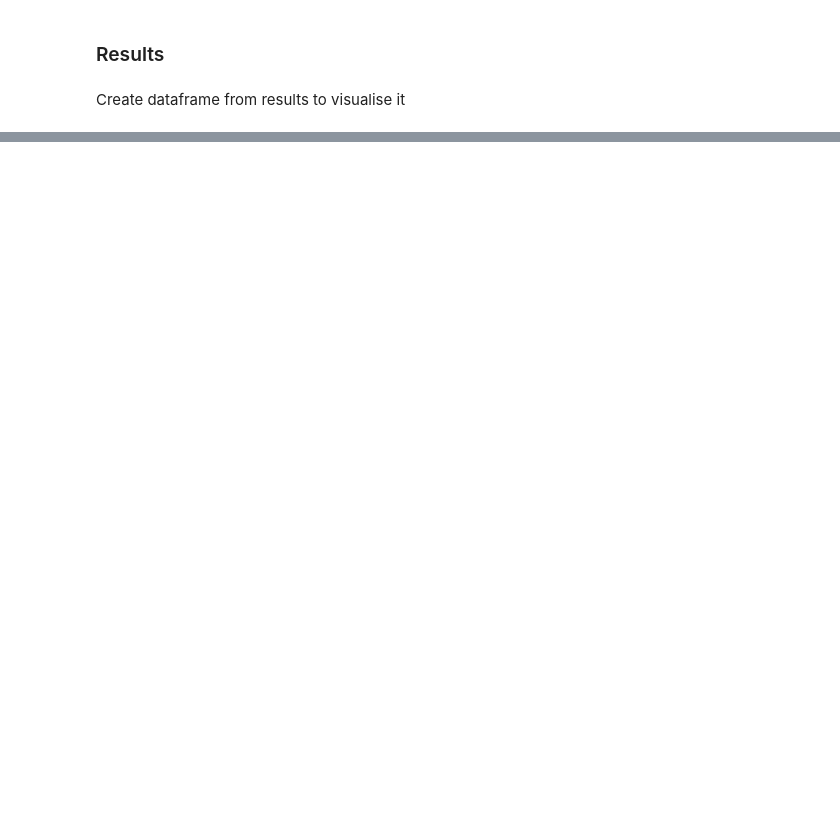
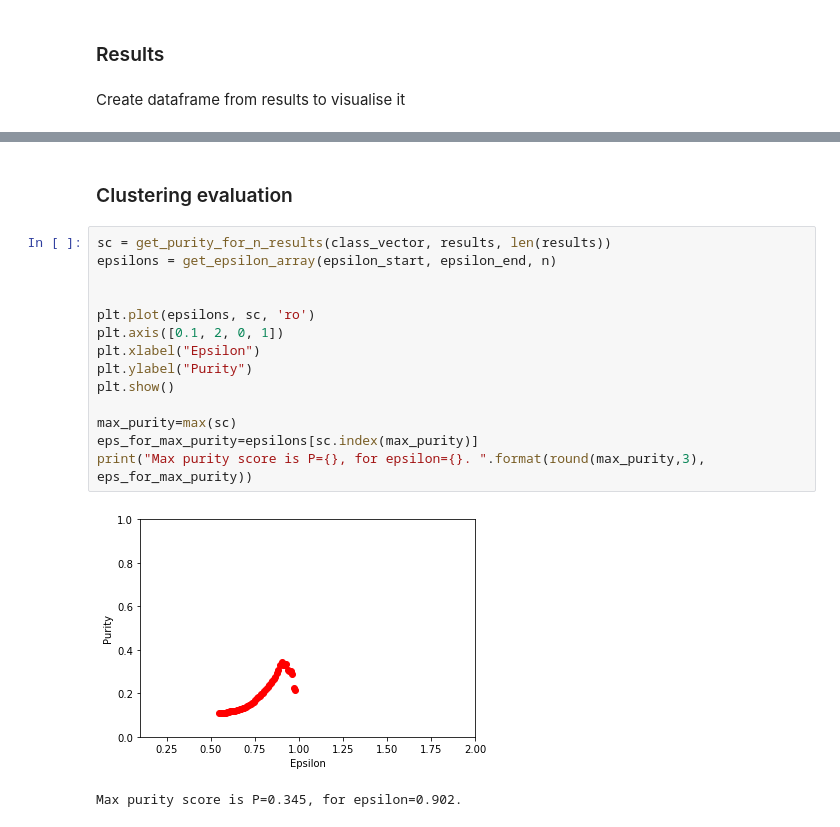
Before and after one commit to egi-megi/TIDBSCAN, a Jupyter notebook: tweets.ipynb, the cells around one changed output, grey strips where cells are left out. Drawn from its saved outputs; the diff is of its cells as text; blank space fills up the shorter version.

```diff
--- a/tweets.ipynb
+++ b/tweets.ipynb
@@ -71,0 +65,19 @@ plt.show()
+# %% [markdown]
+### Clustering evaluation
+# %%
+sc = get_purity_for_n_results(class_vector, results, len(results))
+epsilons = get_epsilon_array(epsilon_start, epsilon_end, n)
+
+
+plt.plot(epsilons, sc, 'ro')
+plt.axis([0.1, 2, 0, 1])
+plt.xlabel("Epsilon")
+plt.ylabel("Purity")
+plt.show()
+
+max_purity=max(sc)
+eps_for_max_purity=epsilons[sc.index(max_purity)]
+print("Max purity score is P={}, for epsilon={}. ".format(round(max_purity,3), eps_for_max_purity))
+# %% [output]
+[figure, added]
+Max purity score is P=0.345, for epsilon=0.902.
```
Also changed, not shown: parts of 17 cells of this notebook.
